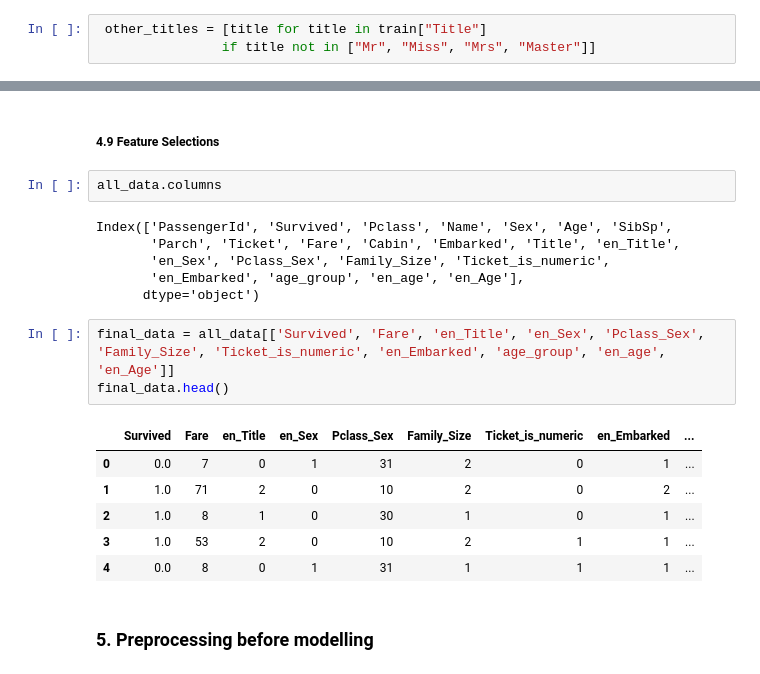
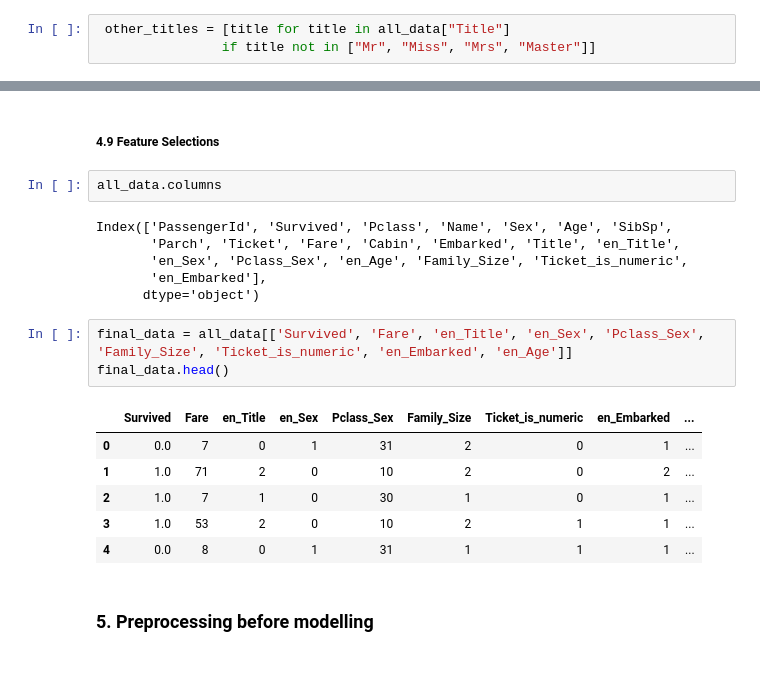
Before and after one commit to LooyeeNg/DataScienceProjects, a Jupyter notebook: titanic/titanic.ipynb, the cells around one changed output, grey strips where cells are left out. Saved outputs shown, nothing was run; the diff lists cells and outputs as text.

```diff
--- a/titanic/titanic.ipynb
+++ b/titanic/titanic.ipynb
@@ -185,7 +185,7 @@ Lady              1
 Jonkheer          1
 Name: Title, dtype: int64
 # %%
- other_titles = [title for title in train["Title"]
+ other_titles = [title for title in all_data["Title"]
                 if title not in ["Mr", "Miss", "Mrs", "Master"]]
 # %%
 all_data['Title'] = all_data['Title'].replace(other_titles, 'Other')
@@ -370,17 +370,17 @@ all_data.columns
 # %% [output]
 Index(['PassengerId', 'Survived', 'Pclass', 'Name', 'Sex', 'Age', 'SibSp',
        'Parch', 'Ticket', 'Fare', 'Cabin', 'Embarked', 'Title', 'en_Title',
-       'en_Sex', 'Pclass_Sex', 'Family_Size', 'Ticket_is_numeric',
-       'en_Embarked', 'age_group', 'en_age', 'en_Age'],
+       'en_Sex', 'Pclass_Sex', 'en_Age', 'Family_Size', 'Ticket_is_numeric',
+       'en_Embarked'],
       dtype='object')
 # %%
-final_data = all_data[['Survived', 'Fare', 'en_Title', 'en_Sex', 'Pclass_Sex', 'Family_Size', 'Ticket_is_numeric', 'en_Embarked', 'age_group', 'en_age', 'en_Age']]
+final_data = all_data[['Survived', 'Fare', 'en_Title', 'en_Sex', 'Pclass_Sex', 'Family_Size', 'Ticket_is_numeric', 'en_Embarked', 'en_Age']]
 final_data.head()
 # %% [output]
 |  | Survived | Fare | en_Title | en_Sex | Pclass_Sex | Family_Size | Ticket_is_numeric | en_Embarked | ... |
 | 0 | 0.0 | 7 | 0 | 1 | 31 | 2 | 0 | 1 | ... |
 | 1 | 1.0 | 71 | 2 | 0 | 10 | 2 | 0 | 2 | ... |
-| 2 | 1.0 | 8 | 1 | 0 | 30 | 1 | 0 | 1 | ... |
+| 2 | 1.0 | 7 | 1 | 0 | 30 | 1 | 0 | 1 | ... |
 | 3 | 1.0 | 53 | 2 | 0 | 10 | 2 | 1 | 1 | ... |
 | 4 | 0.0 | 8 | 0 | 1 | 31 | 1 | 1 | 1 | ... |
 # %% [markdown]
```
Also changed, not shown: parts of 16 cells of this notebook.
